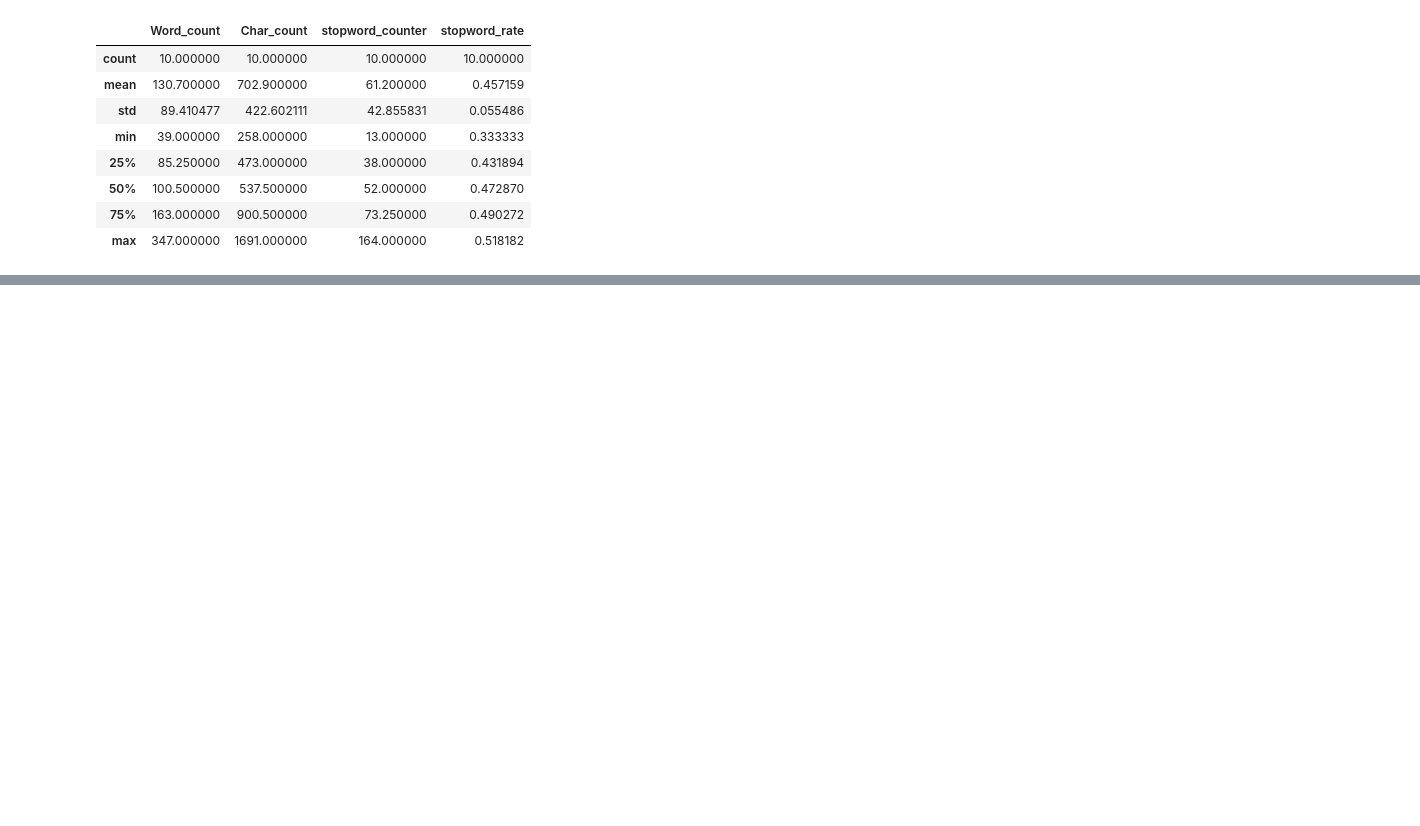
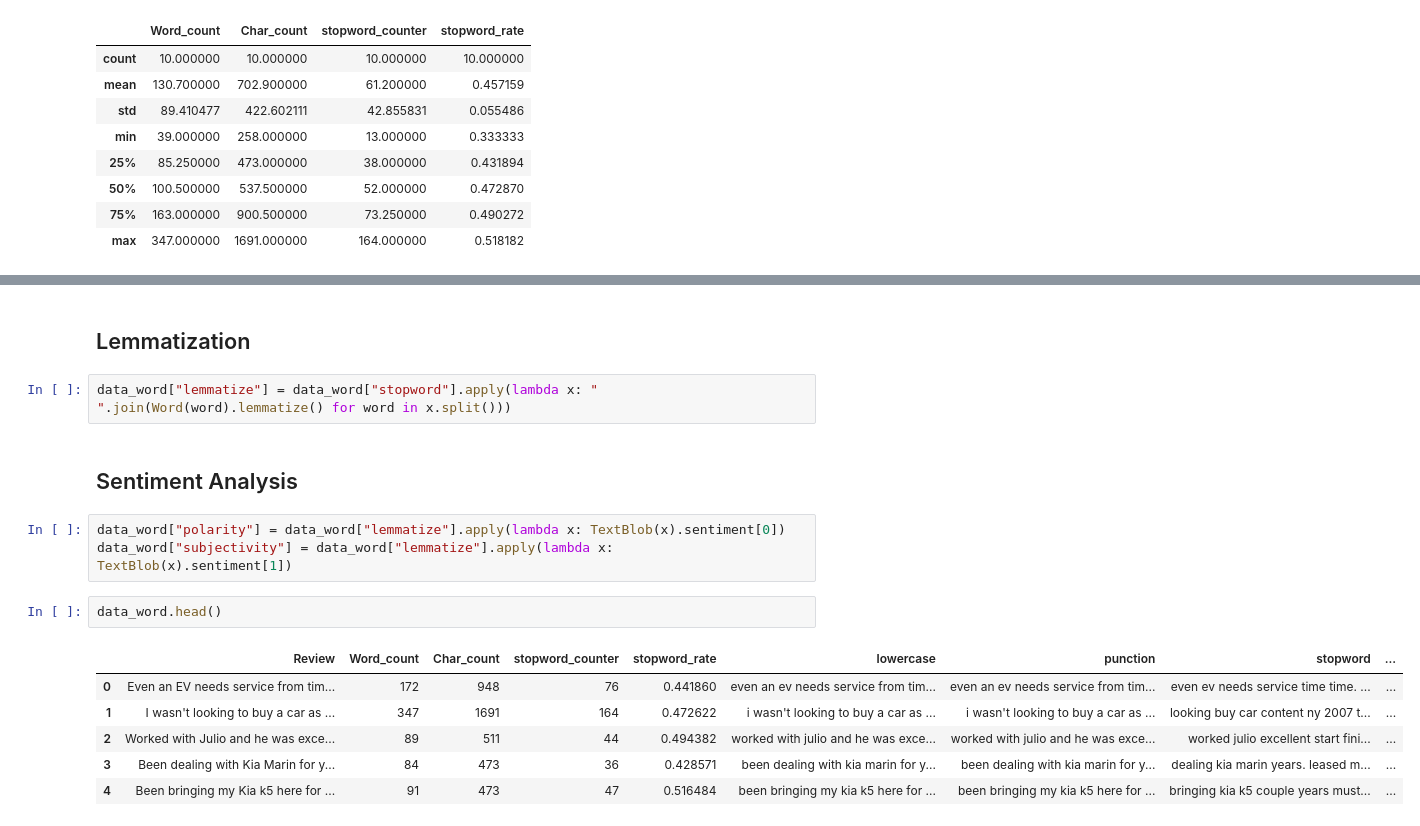
Before and after one commit to Gulfem93/NLP_Projects, a Jupyter notebook: NLP Yelp Sentiment Analysis/YelpSentimentAnalysis.ipynb, the cells around one changed output, grey strips where cells are left out. Drawn from its saved outputs; the diff is of its cells as text; blank space fills up the shorter version.

```diff
--- a/NLP Yelp Sentiment Analysis/YelpSentimentAnalysis.ipynb
+++ b/NLP Yelp Sentiment Analysis/YelpSentimentAnalysis.ipynb
@@ -179,0 +219,18 @@ data_word.describe()
+# %% [markdown]
+## Lemmatization
+# %%
+data_word["lemmatize"] = data_word["stopword"].apply(lambda x: " ".join(Word(word).lemmatize() for word in x.split()))
+# %% [markdown]
+## Sentiment Analysis
+# %%
+data_word["polarity"] = data_word["lemmatize"].apply(lambda x: TextBlob(x).sentiment[0])
+data_word["subjectivity"] = data_word["lemmatize"].apply(lambda x: TextBlob(x).sentiment[1])
+# %%
+data_word.head()
+# %% [output]
+|  | Review | Word_count | Char_count | stopword_counter | stopword_rate | lowercase | punction | stopword | ... |
+| 0 | Even an EV needs service from tim... | 172 | 948 | 76 | 0.441860 | even an ev needs service from tim... | even an ev needs service from tim... | even ev needs service time time. ... | ... |
+| 1 | I wasn't looking to buy a car as ... | 347 | 1691 | 164 | 0.472622 | i wasn't looking to buy a car as ... | i wasn't looking to buy a car as ... | looking buy car content ny 2007 t... | ... |
+| 2 | Worked with Julio and he was exce... | 89 | 511 | 44 | 0.494382 | worked with julio and he was exce... | worked with julio and he was exce... | worked julio excellent start fini... | ... |
+| 3 | Been dealing with Kia Marin for y... | 84 | 473 | 36 | 0.428571 | been dealing with kia marin for y... | been dealing with kia marin for y... | dealing kia marin years. leased m... | ... |
+| 4 | Been bringing my Kia k5 here for ... | 91 | 473 | 47 | 0.516484 | been bringing my kia k5 here for ... | been bringing my kia k5 here for ... | bringing kia k5 couple years must... | ... |
```
Also changed, not shown: parts of 9 cells of this notebook.
